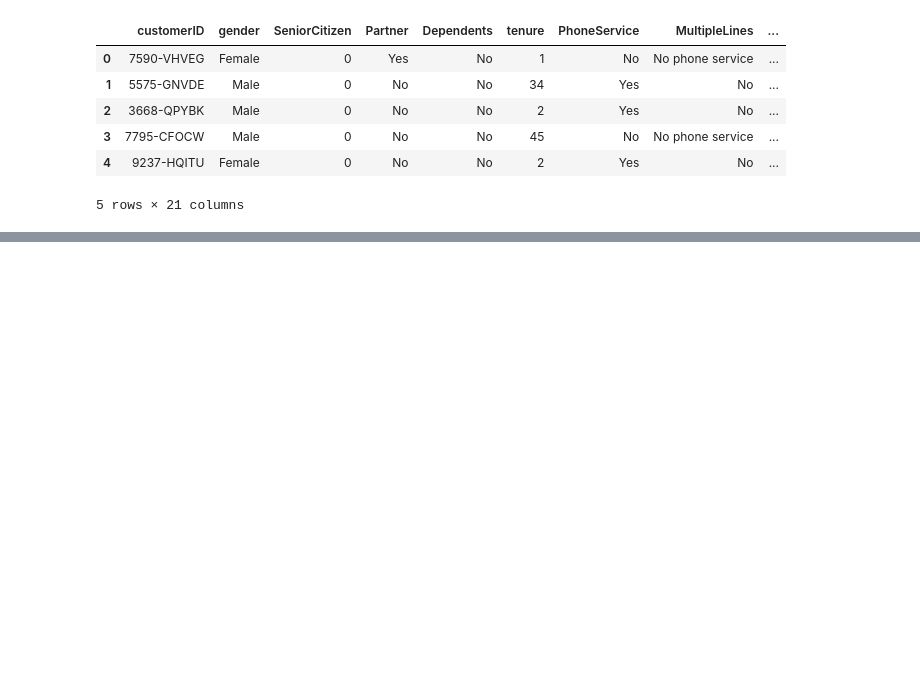
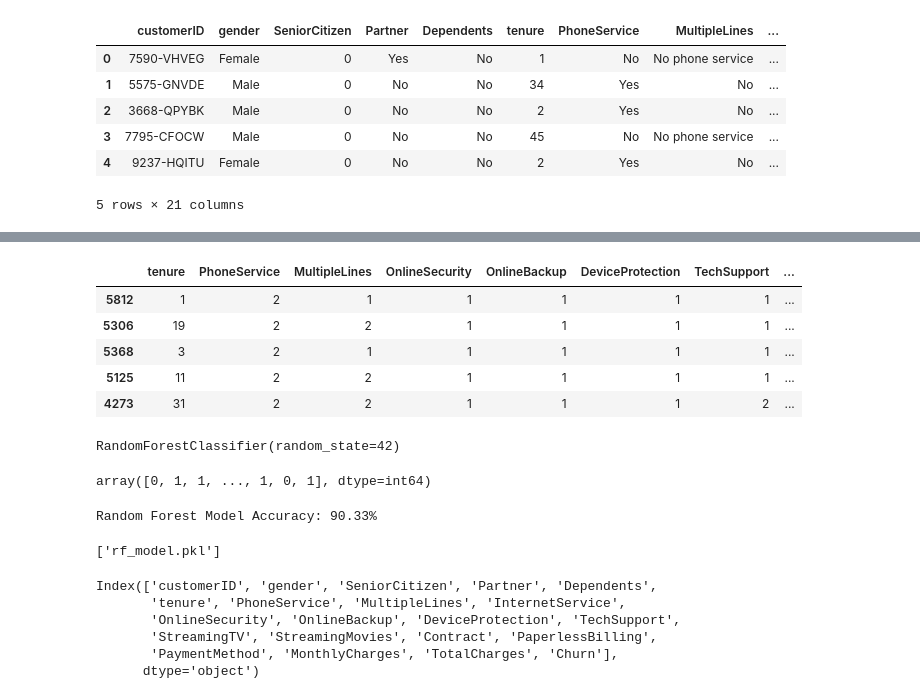
Before and after one commit to SohamHardas08/Customer-Insights-ML-django, a Jupyter notebook: website/notebooks/churn_analysis.ipynb, the cells around one changed output, grey strips where cells are left out. Drawn from its saved outputs; the diff is of its cells as text; code cells hidden in the pictures; blank space fills up the shorter version.

```diff
--- a/website/notebooks/churn_analysis.ipynb
+++ b/website/notebooks/churn_analysis.ipynb
@@ -20,0 +109,41 @@ df.head()
+# %%
+def mapping_cols(df,columns):
+    mapping = {'Yes' : 2, 'No':1, 'No internet service': 0, 'No phone service':0}
+    for col in columns:
+        df[col] = df[col].astype(str)
+        df[col] = df[col].str.strip().str.capitalize()
+        df[col]=df[col].map(mapping)
+    return df
+
+columns=['PhoneService', 'MultipleLines',
+       'OnlineSecurity', 'OnlineBackup', 'DeviceProtection', 'TechSupport',
+       'StreamingTV', 'StreamingMovies','PaperlessBilling']
+
+df_map = mapping_cols(df,columns)
+# %%
+df_map['TotalCharges'] = df_map['TotalCharges'].replace(' ', pd.NA)
+df_map.dropna(subset = ['TotalCharges'], inplace = True)
+# %%
+# Changing d-type of other columns
+df_map['TotalCharges'] = df_map['TotalCharges'].astype('float64')
+df_map['MonthlyCharges'] = df_map['MonthlyCharges'].astype('float64')
+# %%
+# One hot encoding the Contract and Payment methods
+def one_hot(df,columns):
+    df_encoded = pd.get_dummies(df[columns], drop_first=True)
+    df_encoded = df_encoded.astype(int)
+    df = pd.concat([df, df_encoded], axis=1)
+    df.drop(columns=columns, inplace=True)
+    return df
+
+columns = ['Contract', 'PaymentMethod', 'InternetService']
+df_map = one_hot(df_map,columns)
+# %%
+df_map.head()
+# %% [output]
+|  | tenure | PhoneService | MultipleLines | OnlineSecurity | OnlineBackup | DeviceProtection | TechSupport | ... |
+| 5812 | 1 | 2 | 1 | 1 | 1 | 1 | 1 | ... |
+| 5306 | 19 | 2 | 2 | 1 | 1 | 1 | 1 | ... |
+| 5368 | 3 | 2 | 1 | 1 | 1 | 1 | 1 | ... |
+| 5125 | 11 | 2 | 2 | 1 | 1 | 1 | 1 | ... |
+| 4273 | 31 | 2 | 2 | 1 | 1 | 1 | 2 | ... |
@@ -20,0 +158,29 @@ df.head()
+# %%
+model.fit(X_train, y_train)
+# %% [output]
+RandomForestClassifier(random_state=42)
+# %%
+y_pred = model.predict(X_test)
+y_pred
+# %% [output]
+array([0, 1, 1, ..., 1, 0, 1], dtype=int64)
+# %%
+#model evaluation
+accuracy = accuracy_score(y_test, y_pred)
+print(f"Random Forest Model Accuracy: {accuracy * 100:.2f}%")
+# %% [output]
+Random Forest Model Accuracy: 90.33%
+# %%
+# saving the model
+joblib.dump(model, 'rf_model.pkl')
+# %% [output]
+['rf_model.pkl']
+# %%
+df.columns
+# %% [output]
+Index(['customerID', 'gender', 'SeniorCitizen', 'Partner', 'Dependents',
+       'tenure', 'PhoneService', 'MultipleLines', 'InternetService',
+       'OnlineSecurity', 'OnlineBackup', 'DeviceProtection', 'TechSupport',
+       'StreamingTV', 'StreamingMovies', 'Contract', 'PaperlessBilling',
+       'PaymentMethod', 'MonthlyCharges', 'TotalCharges', 'Churn'],
+      dtype='object')
```
Also changed, not shown: parts of 18 cells of this notebook, 11 other files.
